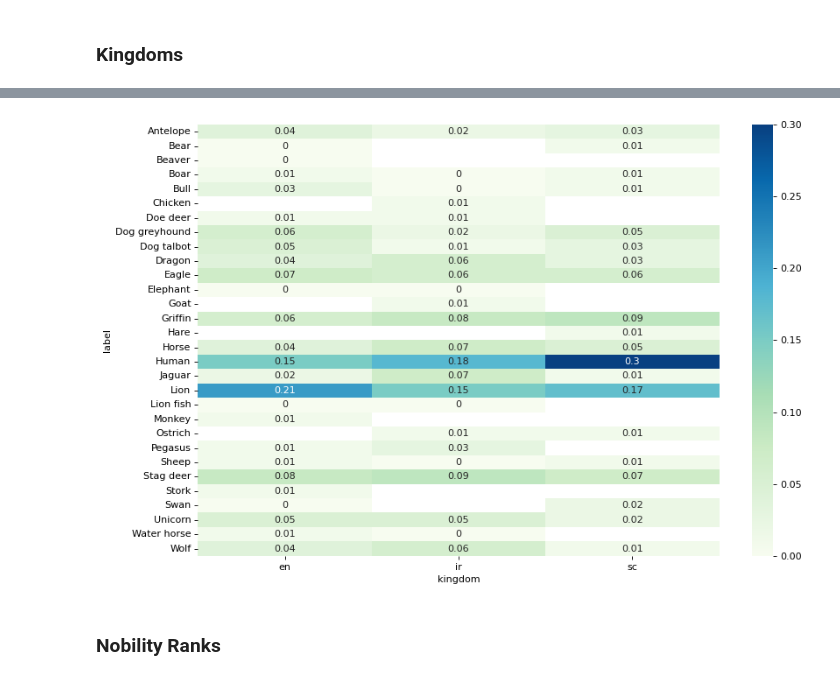
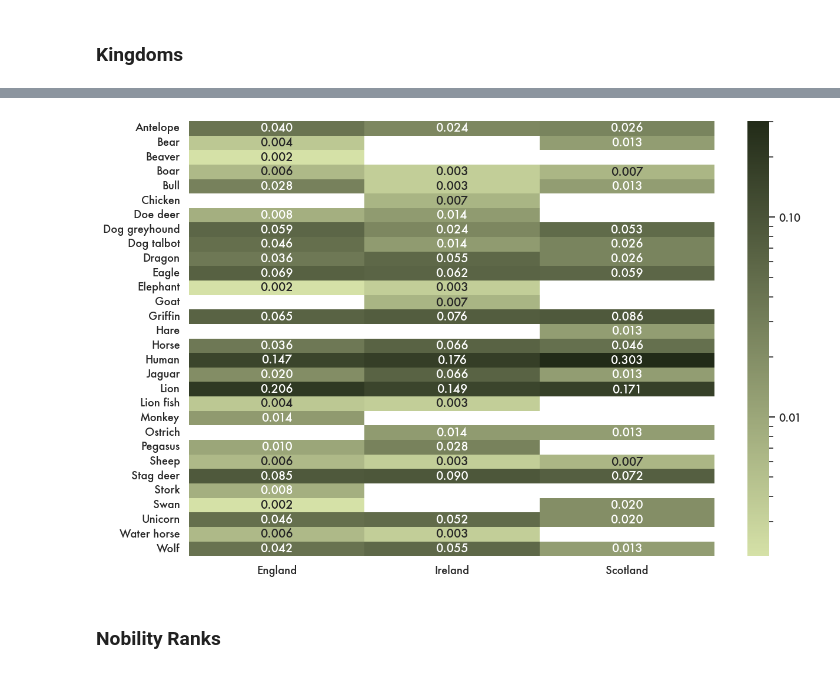
Before and after one commit to nesterenkojul/ecco-heraldry-animals, a Jupyter notebook: dh_data_explore.ipynb, the cells around one changed output, grey strips where cells are left out. Cells and saved outputs as stored; diff of their text form; code cells hidden in the pictures.

```diff
--- a/dh_data_explore.ipynb
+++ b/dh_data_explore.ipynb
@@ -588,5 +590,10 @@ def get_plot(chart_type, title, data, range_x=None, range_y=None,
                     plot_bgcolor="#FFFFFF", paper_bgcolor="#FFFFFF")
   return fig
+# %%
+# heatmap styling
+palette = sns.cubehelix_palette(start=2, rot=-0.2, dark=0.15, light=.75, as_cmap=True)
+palette = sns.blend_palette(["#D5E1A7", "#222B18"], as_cmap=True)
+sns.set_theme(font = 'Futura', style='white')
 # %%
 annotations = pd.read_csv("annotations_detailed.csv")
 annotations.drop_duplicates('image', inplace=True)
@@ -814,5 +878,6 @@ kearsley_401_labels
 # %% [markdown]
 ### Kingdoms
 # %%
-kingdom_label_counts = kearsley_401_labels.groupby('kingdom')['label'].value_counts(normalize=True, sort=True).reset_index()
-kingdom_label_counts
+kingdom_label_counts = kearsley_401_labels.groupby('kingdom')['label'].value_counts(normalize=True).reset_index().sort_values('label', ascending=False)
+kingdom_names = {'en': 'England', 'ir': 'Ireland', 'sc': 'Scotland'}
+kingdom_label_counts['kingdom'] = kingdom_label_counts['kingdom'].apply(lambda x: kingdom_names[x])
@@ -840,8 +897,8 @@ plot.show()
 # %%
-kingdom_label_matrix = kingdom_label_counts.pivot(columns='kingdom', index='label', values='proportion').apply(lambda x: round(x, 2))
+kingdom_label_matrix = kingdom_label_counts.pivot(columns='kingdom', index='label', values='proportion') #.apply(lambda x: round(x, 2))
 
-plt.figure(figsize=(12, 8), dpi=80)
-sns.heatmap(kingdom_label_matrix, annot=True, cmap="GnBu", fmt="g")
+plt.figure(figsize=(12, 8), dpi=120)
+sns.heatmap(kingdom_label_matrix, annot=True, cmap=palette, norm=colors.LogNorm(), cbar_kws={'format': '%.2f'}, fmt='.3f').set(xlabel=None, ylabel=None)
 plt.show()
 # %% [output]
-[figure, old version]
+[figure, new version]
```
Also changed, not shown: parts of 38 cells of this notebook, 2 other files.
